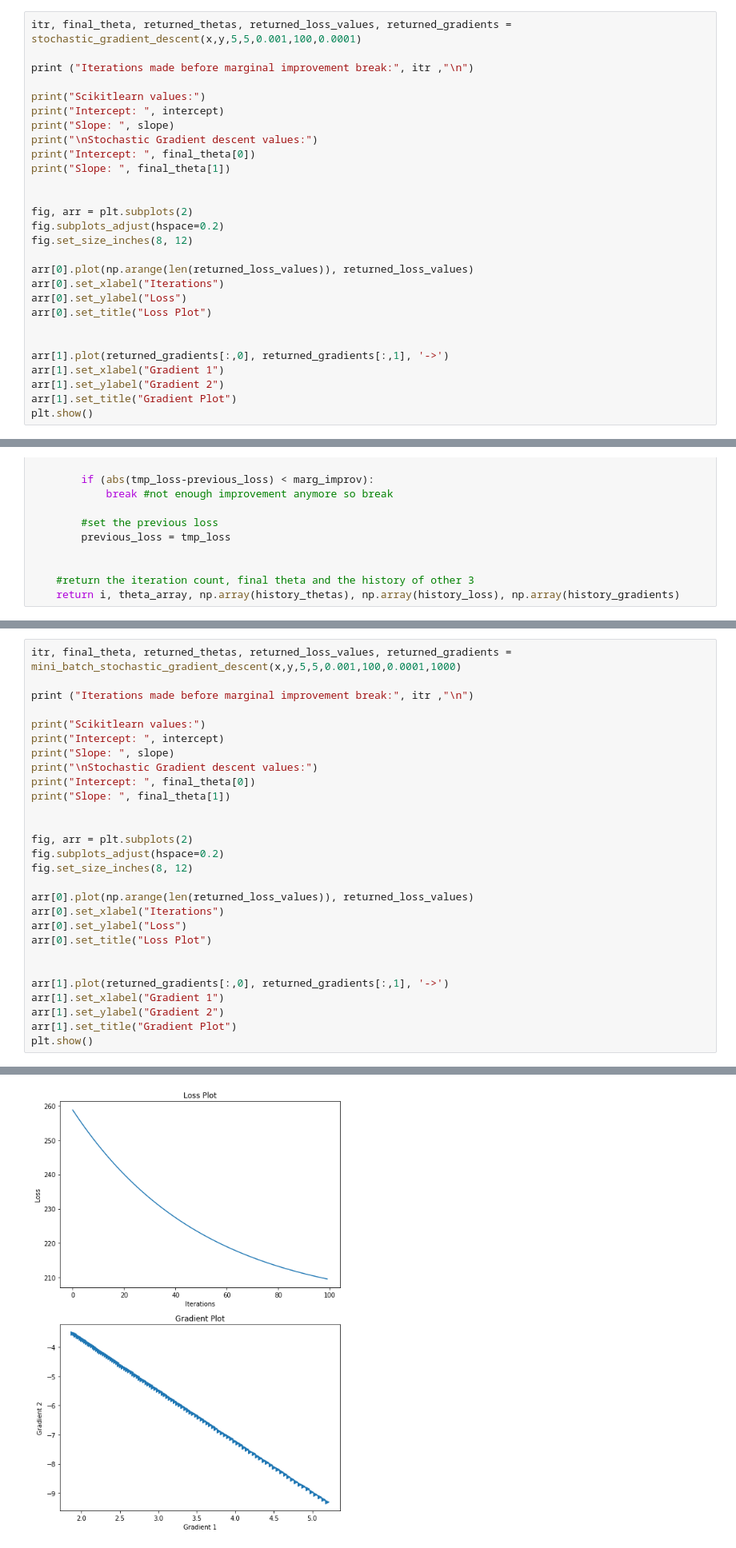
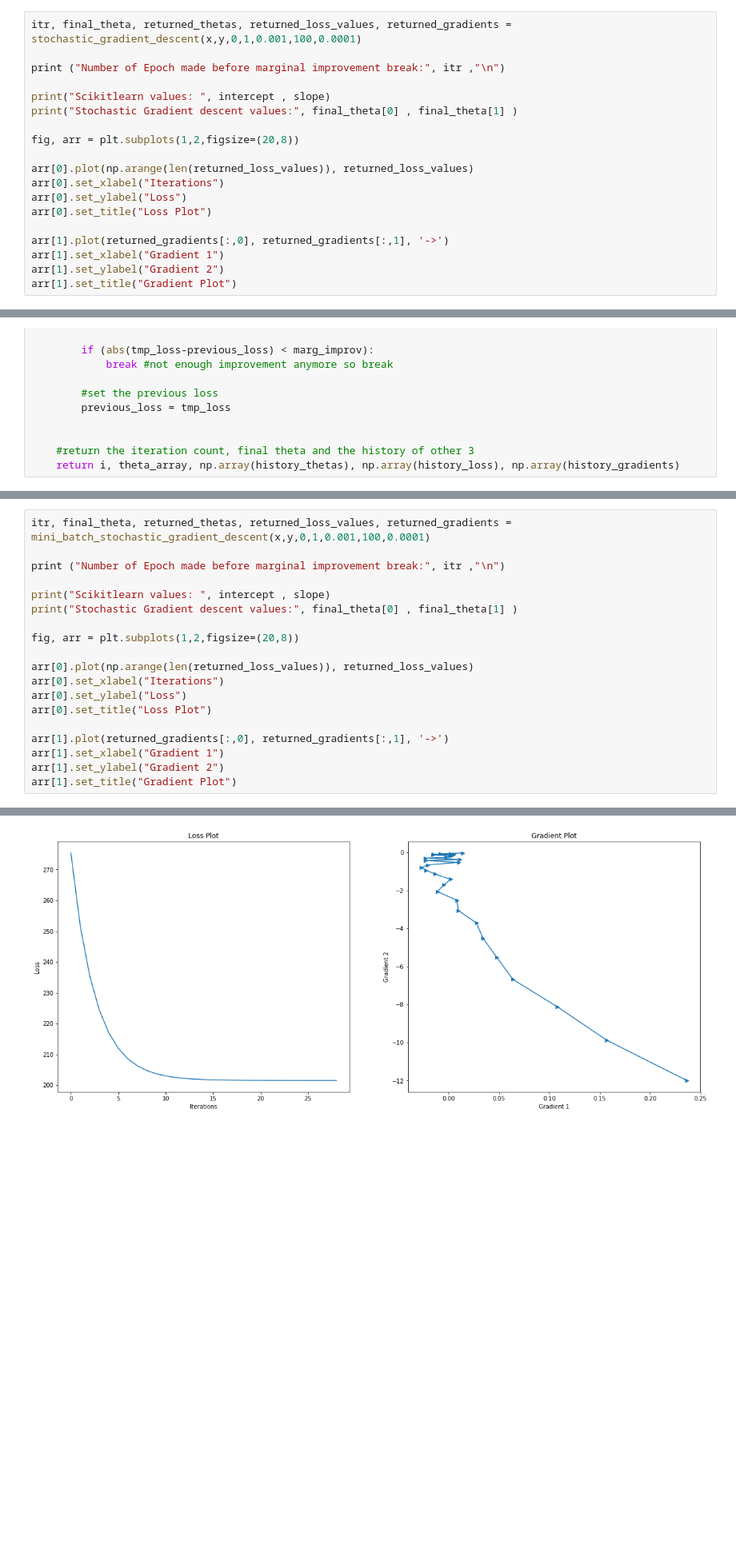
Before and after one commit to koksalb/EURECOM-Clouds, a Jupyter notebook: StochasticGradientDescent/SGD-public.ipynb, the cells around one changed output, grey strips where cells are left out. Shown at 80% size. Drawn from its saved outputs; the diff is of its cells as text; blank space fills up the shorter version.

```diff
--- a/StochasticGradientDescent/SGD-public.ipynb
+++ b/StochasticGradientDescent/SGD-public.ipynb
@@ -435,29 +423,20 @@ def stochastic_gradient_descent(x,y, q1,q2, learning_rate, max_iters,marg_improv
 # %%
-itr, final_theta, returned_thetas, returned_loss_values, returned_gradients = stochastic_gradient_descent(x,y,5,5,0.001,100,0.0001)
+itr, final_theta, returned_thetas, returned_loss_values, returned_gradients = stochastic_gradient_descent(x,y,0,1,0.001,100,0.0001)
 
-print ("Iterations made before marginal improvement break:", itr ,"\n")
+print ("Number of Epoch made before marginal improvement break:", itr ,"\n")
 
-print("Scikitlearn values:")
-print("Intercept: ", intercept)
-print("Slope: ", slope)
-print("\nStochastic Gradient descent values:")
-print("Intercept: ", final_theta[0])
-print("Slope: ", final_theta[1])
+print("Scikitlearn values: ", intercept , slope)
+print("Stochastic Gradient descent values:", final_theta[0] , final_theta[1] )
 
-
-fig, arr = plt.subplots(2)
-fig.subplots_adjust(hspace=0.2)
-fig.set_size_inches(8, 12)
+fig, arr = plt.subplots(1,2,figsize=(20,8))
 
 arr[0].plot(np.arange(len(returned_loss_values)), returned_loss_values)
 arr[0].set_xlabel("Iterations")
 arr[0].set_ylabel("Loss")
 arr[0].set_title("Loss Plot")
 
-
 arr[1].plot(returned_gradients[:,0], returned_gradients[:,1], '->')
 arr[1].set_xlabel("Gradient 1")
 arr[1].set_ylabel("Gradient 2")
 arr[1].set_title("Gradient Plot")
-plt.show()
 # %% [output]
@@ -619,29 +598,20 @@ def mini_batch_stochastic_gradient_descent(x,y, q1,q2, learning_rate, max_iters,
 # %%
-itr, final_theta, returned_thetas, returned_loss_values, returned_gradients = mini_batch_stochastic_gradient_descent(x,y,5,5,0.001,100,0.0001,1000)
+itr, final_theta, returned_thetas, returned_loss_values, returned_gradients = mini_batch_stochastic_gradient_descent(x,y,0,1,0.001,100,0.0001)
 
-print ("Iterations made before marginal improvement break:", itr ,"\n")
+print ("Number of Epoch made before marginal improvement break:", itr ,"\n")
 
-print("Scikitlearn values:")
-print("Intercept: ", intercept)
-print("Slope: ", slope)
-print("\nStochastic Gradient descent values:")
-print("Intercept: ", final_theta[0])
-print("Slope: ", final_theta[1])
+print("Scikitlearn values: ", intercept , slope)
+print("Stochastic Gradient descent values:", final_theta[0] , final_theta[1] )
 
-
-fig, arr = plt.subplots(2)
-fig.subplots_adjust(hspace=0.2)
-fig.set_size_inches(8, 12)
+fig, arr = plt.subplots(1,2,figsize=(20,8))
 
 arr[0].plot(np.arange(len(returned_loss_values)), returned_loss_values)
 arr[0].set_xlabel("Iterations")
 arr[0].set_ylabel("Loss")
 arr[0].set_title("Loss Plot")
 
-
 arr[1].plot(returned_gradients[:,0], returned_gradients[:,1], '->')
 arr[1].set_xlabel("Gradient 1")
 arr[1].set_ylabel("Gradient 2")
 arr[1].set_title("Gradient Plot")
-plt.show()
 # %% [output]
@@ -657,4 +623,4 @@ Slope:  10.9527711009
-[figure, old version]
+[figure, new version]
 # %%
 fig = plt.figure()
 fig.set_size_inches(10, 10)
```
Also changed, not shown: parts of 23 cells of this notebook.
